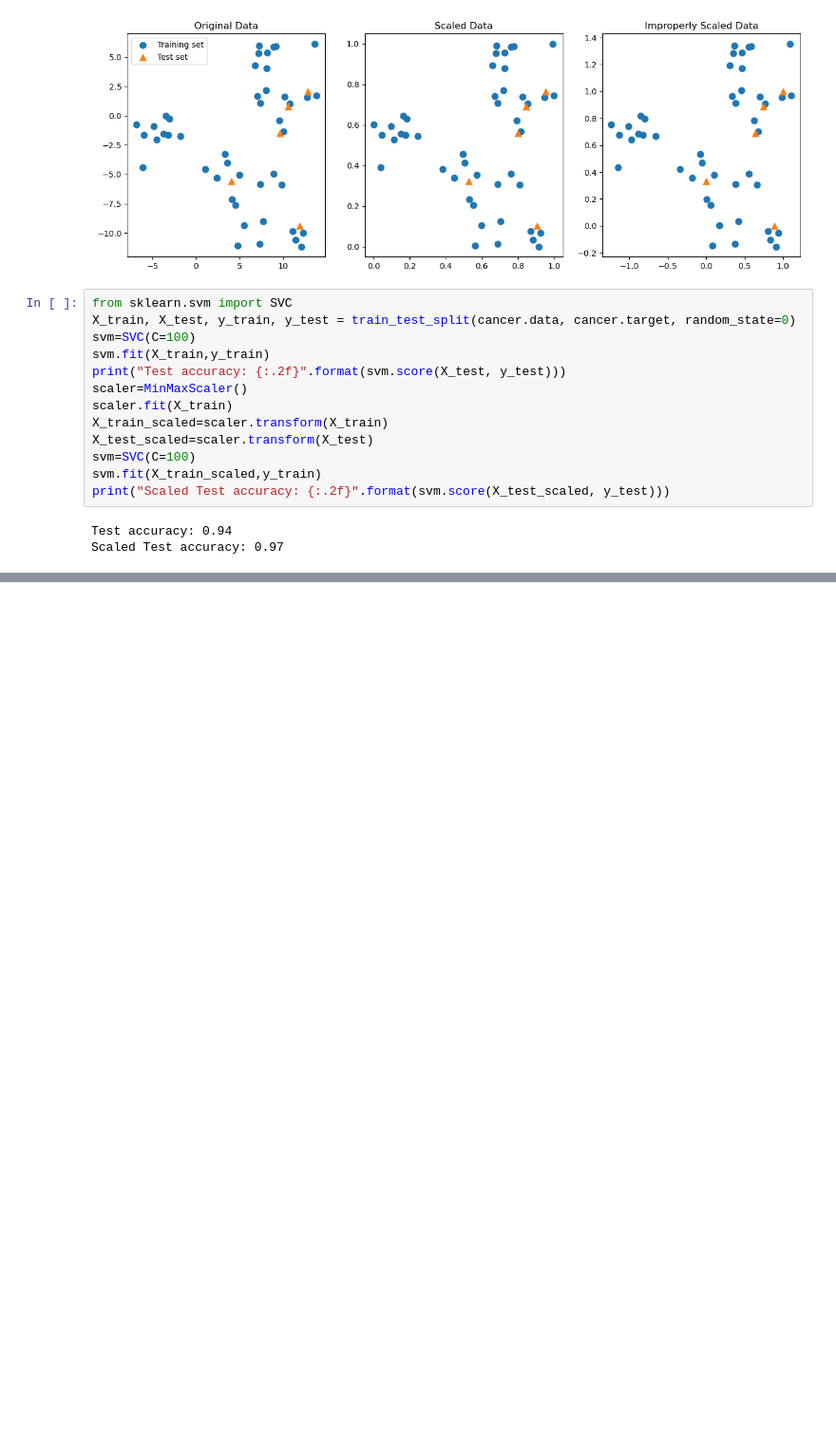
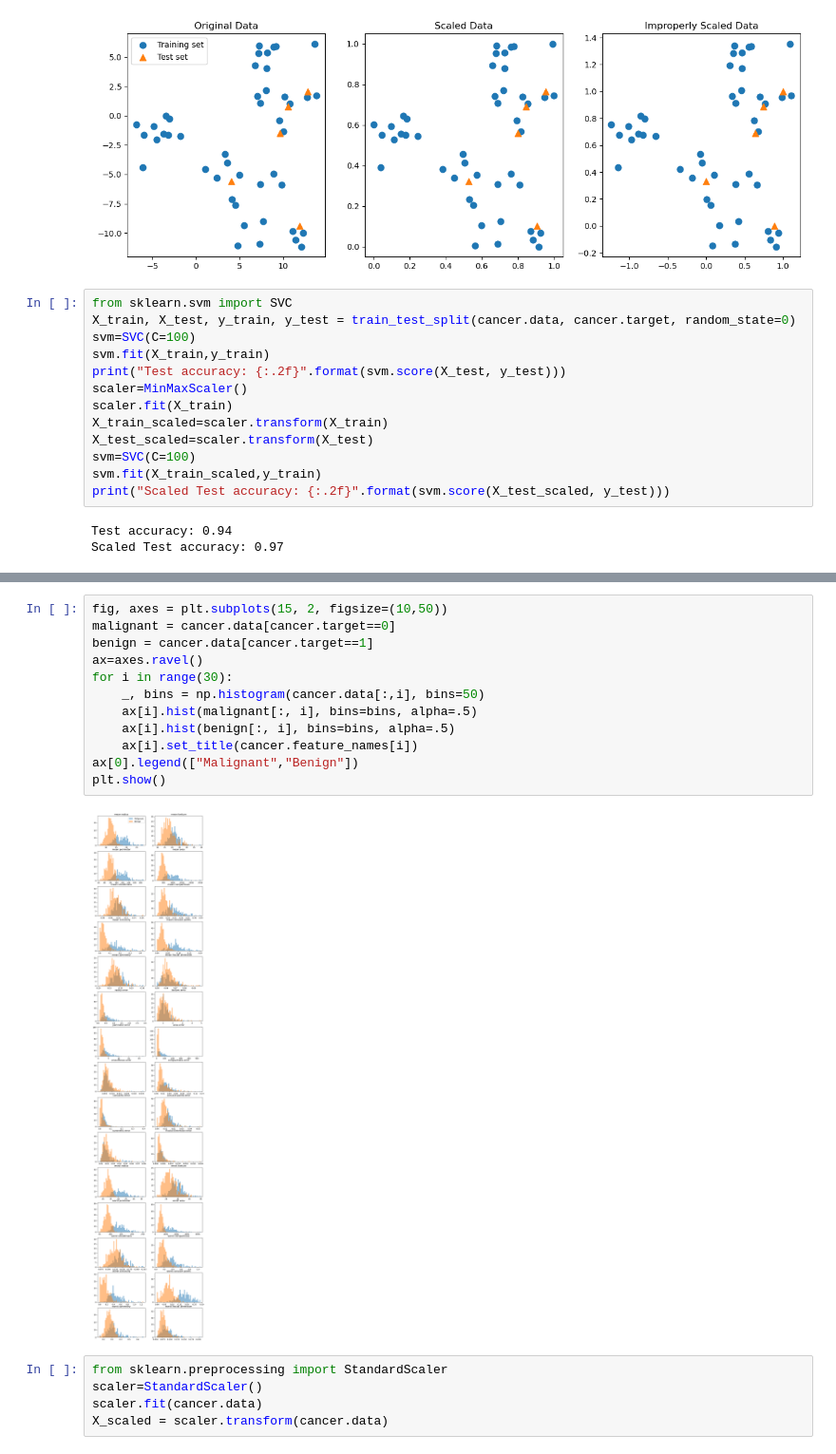
Before and after one commit to lyonsja-mathematics/My_Tutorials, a Jupyter notebook: Introduction to Machine Learning with Python.ipynb, the cells around one changed output, grey strips where cells are left out. Shown at 95% size. Drawn from its saved outputs; the diff is of its cells as text; blank space fills up the shorter version.

```diff
--- a/Introduction to Machine Learning with Python.ipynb
+++ b/Introduction to Machine Learning with Python.ipynb
@@ -580,0 +587,19 @@ Scaled Test accuracy: 0.97
+# %%
+fig, axes = plt.subplots(15, 2, figsize=(10,50))
+malignant = cancer.data[cancer.target==0]
+benign = cancer.data[cancer.target==1]
+ax=axes.ravel()
+for i in range(30):
+    _, bins = np.histogram(cancer.data[:,i], bins=50)
+    ax[i].hist(malignant[:, i], bins=bins, alpha=.5)
+    ax[i].hist(benign[:, i], bins=bins, alpha=.5)
+    ax[i].set_title(cancer.feature_names[i])
+ax[0].legend(["Malignant","Benign"])
+plt.show()
+# %% [output]
+[figure, added]
+# %%
+from sklearn.preprocessing import StandardScaler
+scaler=StandardScaler()
+scaler.fit(cancer.data)
+X_scaled = scaler.transform(cancer.data)
```
Also changed, not shown: parts of 12 cells of this notebook.
